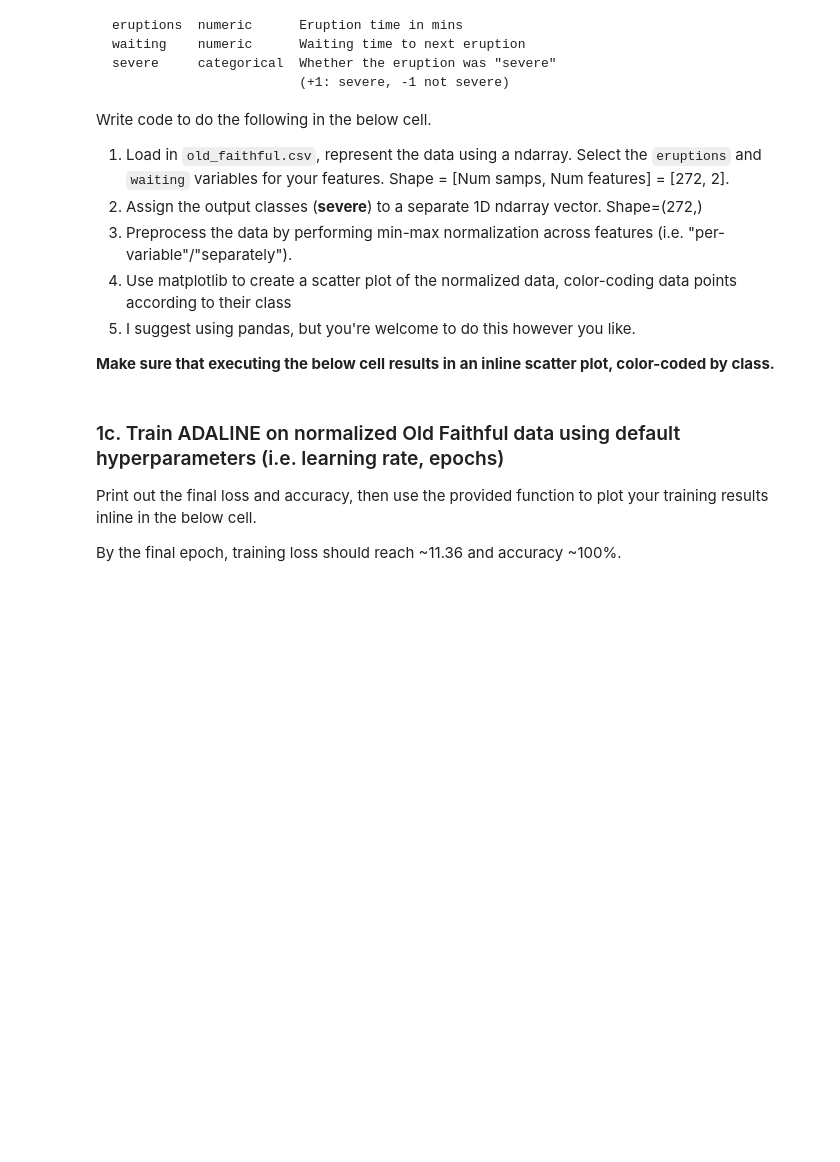
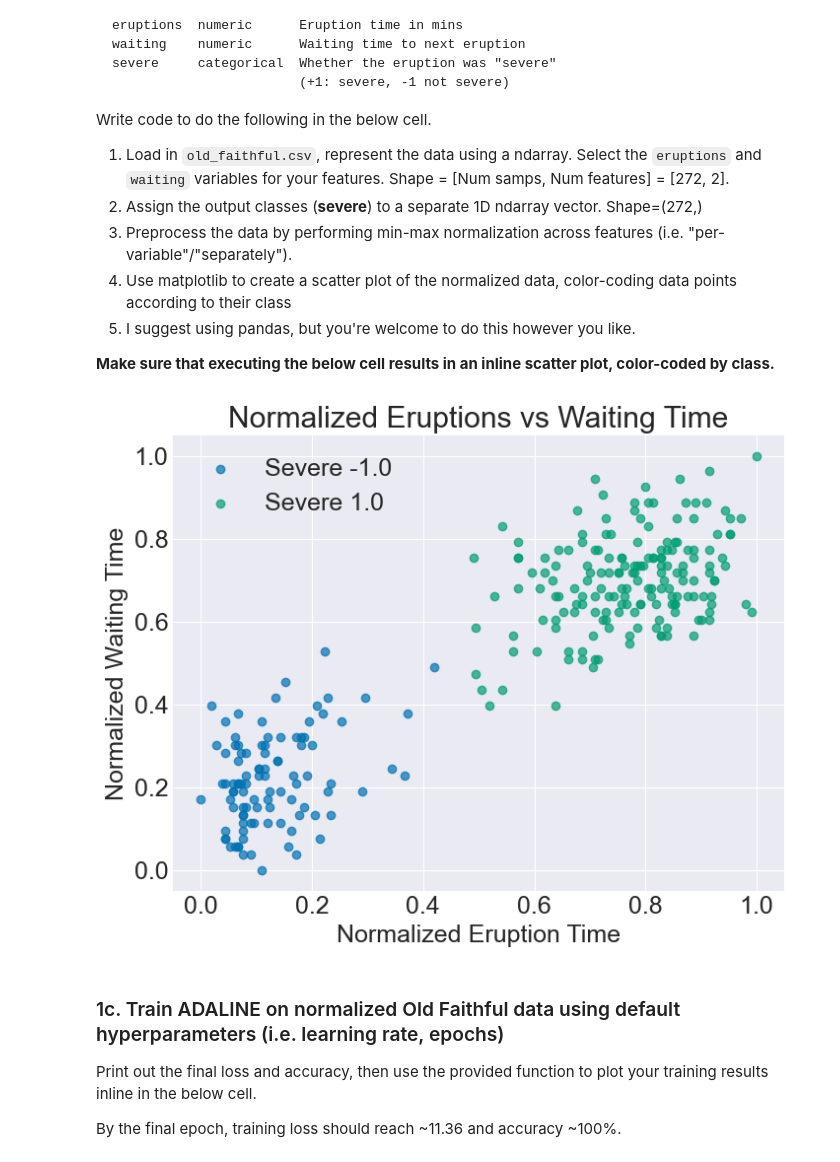
Before and after one commit to milansavard/Project02, a Jupyter notebook: binary_classification.ipynb, the cells around one changed output. Saved outputs shown, nothing was run; the diff lists cells and outputs as text; code cells hidden in the pictures; blank space fills up the shorter version.

```diff
--- a/binary_classification.ipynb
+++ b/binary_classification.ipynb
@@ -173,3 +191,26 @@ Write code to do the following in the below cell.
+# %%
+df = pd.read_csv('data/old_faithful.csv')
+
+features = df[['eruptions', 'waiting']].to_numpy()
+classes = df['severe'].to_numpy()
+
+min_features = features.min(axis=0)
+max_features = features.max(axis=0)
+normalized_features = (features - min_features) / (max_features - min_features)
+
+plt.figure(figsize=(8, 6))
+for label in np.unique(classes):
+    plt.scatter(normalized_features[classes == label, 0],
+                normalized_features[classes == label, 1],
+                label=f'Severe {label}', alpha=0.7)
+
+plt.xlabel('Normalized Eruption Time')
+plt.ylabel('Normalized Waiting Time')
+plt.title('Normalized Eruptions vs Waiting Time')
+plt.legend()
+plt.show()
+# %% [output]
+[figure, added]
 # %% [markdown]
 ### 1c. Train ADALINE on normalized Old Faithful data using default hyperparameters (i.e. learning rate, epochs)
 
```
Also changed, not shown: parts of 8 cells of this notebook, 1 other file.
